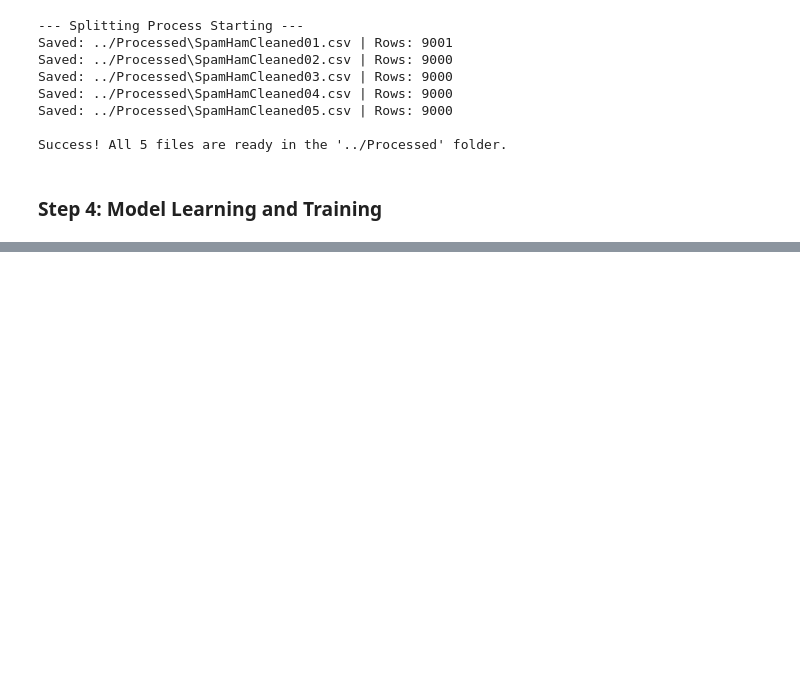
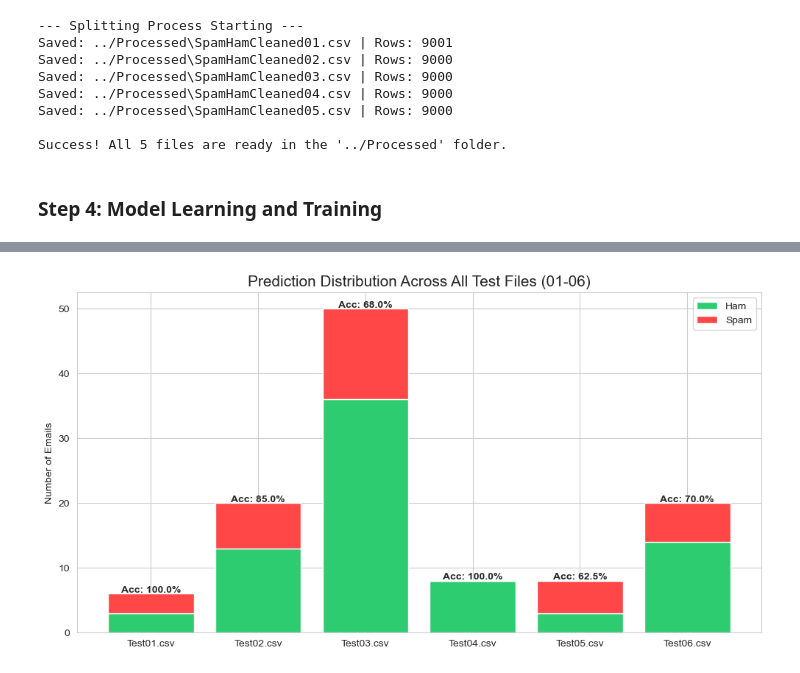
Before and after one commit to hieugia090806/Computing_Technology_Innovation_Project_COS30049, a Jupyter notebook: Website/Backend/Notebooks/SpamHam.ipynb, the cells around one changed output, grey strips where cells are left out. Cells and saved outputs as stored; diff of their text form; code cells hidden in the pictures; blank space fills up the shorter version.

```diff
--- a/Website/Backend/Notebooks/SpamHam.ipynb
+++ b/Website/Backend/Notebooks/SpamHam.ipynb
@@ -302,0 +793,80 @@ ImportError: cannot import name 'AdamW' from 'transformers' (c:\Users\DELL\anaco
+# %%
+import pandas as pd
+import matplotlib.pyplot as plt
+import seaborn as sns
+import os
+
+# --- CONFIGURATION ---
+TEST_FILES = [f'Test0{i}.csv' for i in range(1, 7)] # Generates Test01 to Test06
+SUMMARY_RESULTS = []
+
+print(f"🚀 Starting Batch Test for {len(TEST_FILES)} files...\n")
+
+# 1. Loop through each test file
+for filename in TEST_FILES:
+    file_path = os.path.join(TEST_DATA_DIR, filename)
+
+    if os.path.exists(file_path):
+        # Use our existing engine to predict
+        results_df, _ = analyze_and_predict(file_path, rf_model, tfidf)
+
+        if results_df is not None:
+            # Save individual detailed results
+            file_id = os.path.splitext(filename)[0]
+            results_df.to_csv(os.path.join(RESULTS_DIR, f'Detailed_{file_id}.csv'), index=False)
+
+            # Calculate stats
+            total = len(results_df)
+            spam_count = len(results_df[results_df['Status'] == 'SPAM'])
+            ham_count = len(results_df[results_df['Status'] == 'HAM'])
+
+            # If the file has ground truth 'Label', calculate accuracy
+            accuracy = "N/A"
+            if 'Label' in results_df.columns:
+                results_df['Actual_Num'] = results_df['Label'].str.lower().map({'spam': 1, 'ham': 0})
+                correct = (results_df['Predicted_Label'] == results_df['Actual_Num']).sum()
+                accuracy = f"{(correct / total) * 100:.1f}%"
+
+            SUMMARY_RESULTS.append({
+                'File': filename,
+                'Total': total,
+                'Spam': spam_count,
+                'Ham': ham_count,
+                'Accuracy': accuracy
+            })
+            print(f"✅ Processed {filename}: {total} samples | Accuracy: {accuracy}")
+    else:
+        print(f"⚠️ Skipping {filename}: File not found.")
+
+# 2. Convert summary to DataFrame for display and plotting
+summary_df = pd.DataFrame(SUMMARY_RESULTS)
+
+if not summary_df.empty:
+    print("\n--- BATCH TEST SUMMARY TABLE ---")
+    print(summary_df.to_string(index=False))
+
+    # 3. Visualization: Stacked Bar Chart for Spam vs Ham distribution
+    plt.figure(figsize=(12, 6))
+    sns.set_style("whitegrid")
+
+    # Plotting
+    p1 = plt.bar(summary_df['File'], summary_df['Ham'], color='#2ecc71', label='Ham')
+    p2 = plt.bar(summary_df['File'], summary_df['Spam'], bottom=summary_df['Ham'], color='#ff4747', label='Spam')
+
+    plt.title('Prediction Distribution Across All Test Files (01-06)', fontsize=15)
+    plt.ylabel('Number of Emails')
+    plt.legend()
+
+    # Add accuracy labels on top of bars
+    for i, row in summary_df.iterrows():
+        plt.text(i, row['Total'] + 0.2, f"Acc: {row['Accuracy']}", ha='center', fontweight='bold')
+
+    # Save summary plot
+    batch_plot_path = os.path.join(FIGURES_DIR, 'Batch_Test_Summary.png')
+    plt.savefig(batch_plot_path, dpi=300)
+    plt.show()
+
+    print(f"\n✅ All set! Summary plot saved to: {batch_plot_path}")
+else:
+    print("❌ No test files were processed. Check your TestData folder.")
+# %% [output]
@@ -302,0 +890 @@ ImportError: cannot import name 'AdamW' from 'transformers' (c:\Users\DELL\anaco
+[figure, added]
```
Also changed, not shown: parts of 19 cells of this notebook, 27 other files.
